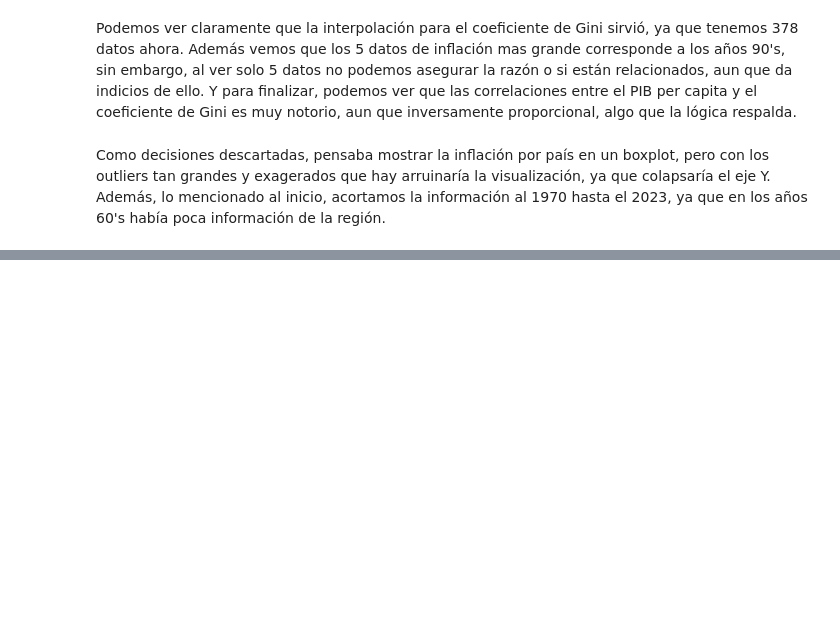
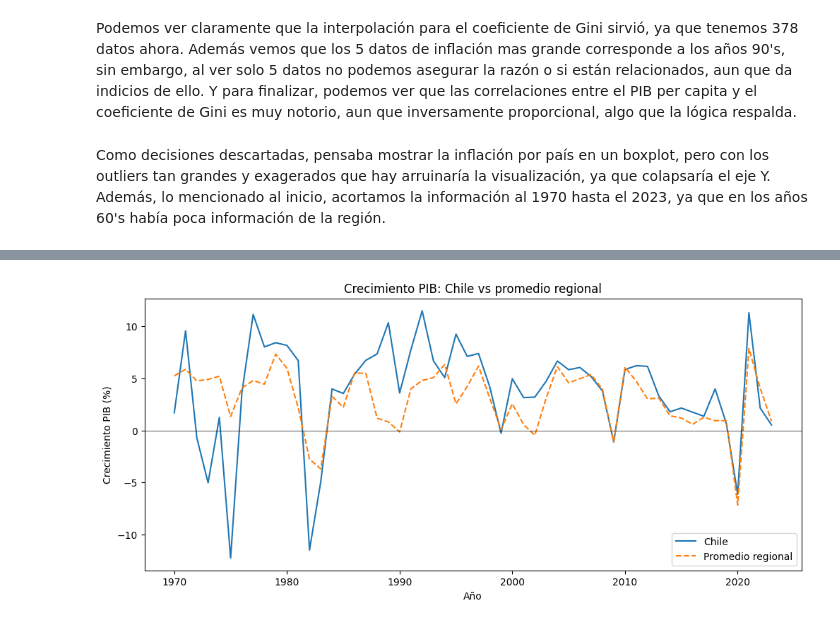
Before and after one commit to Snolk2912/Solemne-1, a Jupyter notebook: Notebooks/Solemne1.ipynb, the cells around one changed output, grey strips where cells are left out. Cells and saved outputs as stored; diff of their text form; code cells hidden in the pictures; blank space fills up the shorter version.

```diff
--- a/Notebooks/Solemne1.ipynb
+++ b/Notebooks/Solemne1.ipynb
@@ -200,0 +252,17 @@ Como decisiones descartadas, pensaba mostrar la inflación por país en un boxpl
+# %%
+#Hipotesis 1 ¿Chile tuvo un crecimiento del PIB más estable que el promedio regional?
+pib_chile = df[df['País'] == 'Chile'].groupby('Año')['crecimiento_pib'].mean()
+pib_region = df.groupby('Año')['crecimiento_pib'].mean()
+comp = pd.DataFrame({'Chile': pib_chile, 'Promedio regional': pib_region}).dropna()
+
+plt.figure(figsize=(12, 5))
+plt.plot(comp.index, comp['Chile'], label='Chile')
+plt.plot(comp.index, comp['Promedio regional'], linestyle='--', label='Promedio regional')
+plt.axhline(0, color='black', linewidth=0.5)
+plt.title('Crecimiento PIB: Chile vs promedio regional')
+plt.xlabel('Año')
+plt.ylabel('Crecimiento PIB (%)')
+plt.legend()
+plt.show()
+# %% [output]
+[figure, added]
```
Also changed, not shown: parts of 7 cells of this notebook.
